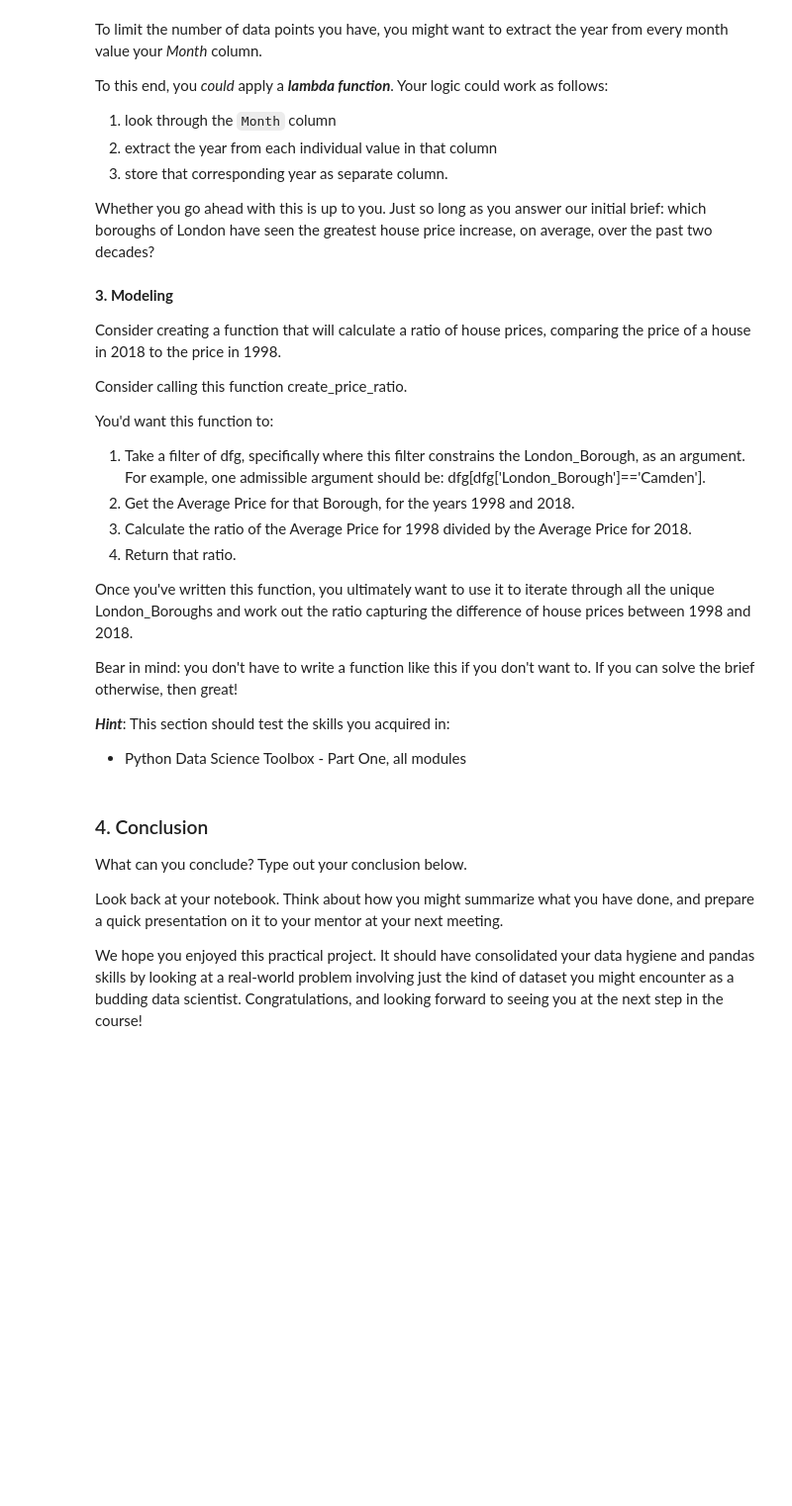
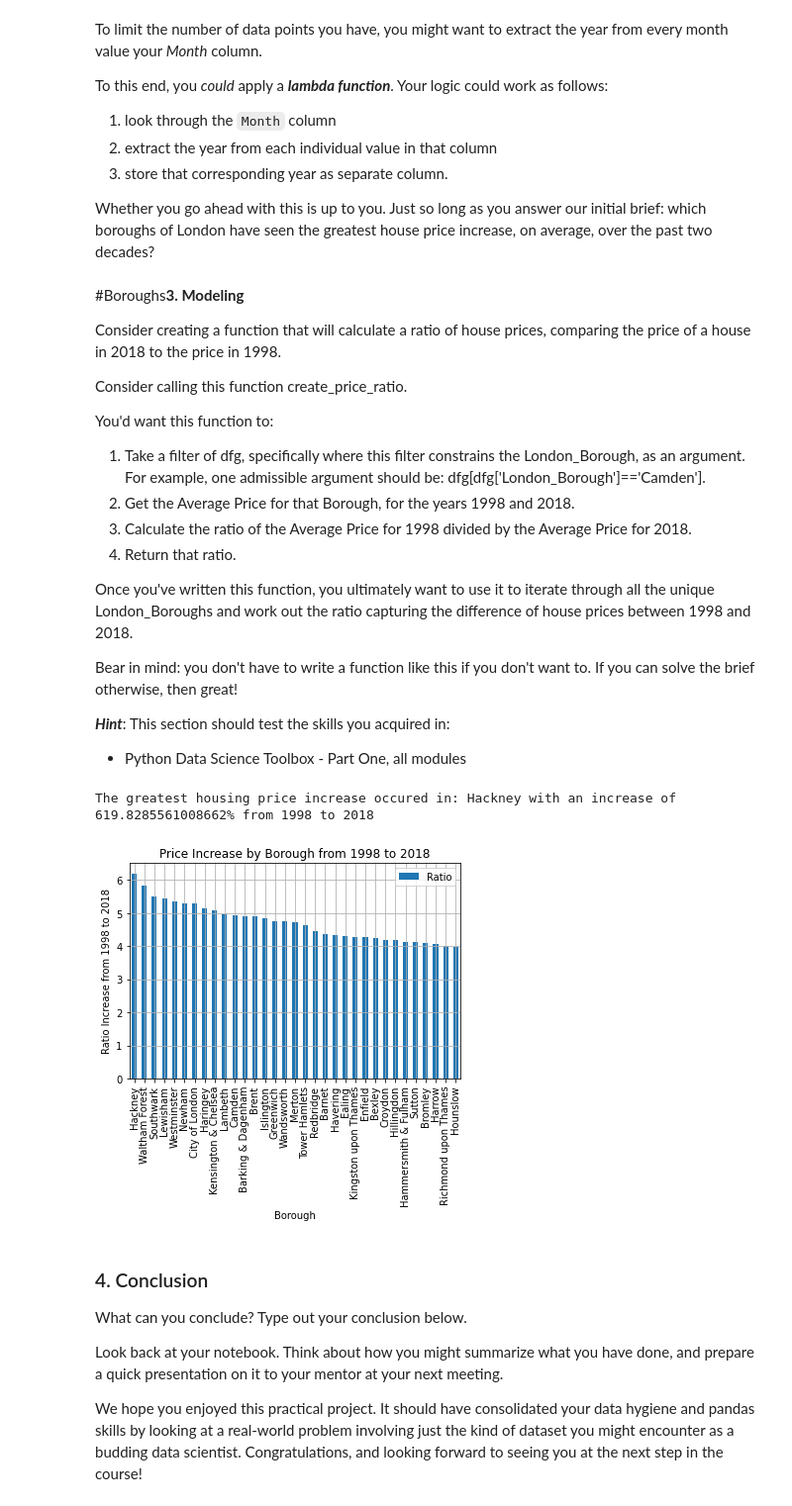
Before and after one commit to RyanJ77004/Springboard_DS, a Jupyter notebook: Unit_4_Challenge_Tier_3.ipynb, the cells around one changed output. Shown at 99% size. Cells and saved outputs as stored; diff of their text form; code cells hidden in the pictures; blank space fills up the shorter version.

```diff
--- a/Unit_4_Challenge_Tier_3.ipynb
+++ b/Unit_4_Challenge_Tier_3.ipynb
@@ -170,8 +192,11 @@ To this end, you *could* apply a ***lambda function***. Your logic could work as
 3. store that corresponding year as separate column.
 
 Whether you go ahead with this is up to you. Just so long as you answer our initial brief: which boroughs of London have seen the greatest house price increase, on average, over the past two decades?
+# %%
+prop_melt['Year'] = prop_melt['Month'].apply(lambda x : x.year)  #Dataframe melt to get data in long format
+prop_year = prop_melt.groupby(['Borough', 'Year']).mean()  #Group by Borough and year to organize data simplify calculations
 # %% [markdown]
-**3. Modeling**
+#Boroughs**3. Modeling**
 
 Consider creating a function that will calculate a ratio of house prices, comparing the price of a house in 2018 to the price in 1998.
 
@@ -189,4 +214,14 @@ Bear in mind: you don't have to write a function like this if you don't want to.
 
 ***Hint***: This section should test the skills you acquired in:
 - Python Data Science Toolbox - Part One, all modules
+# %%
+Boroughs['Ratio'] = Boroughs['Borough'].apply(lambda x: prop_year.loc[x, 2018]/prop_year.loc[x, 1998]) #Calculate eatch ratio and assign to column in Burroughs Dataframe
+Boroughs.set_index(Boroughs['Borough'], inplace=True) #Setting Index names to Burough names so the plot is easily readable
+Boroughs.sort_values(by='Ratio', ascending=False, inplace=True) #Sorting values so conclusion can be easily seen
+print('The greatest housing price increase occured in:', '\033[1m' + Boroughs.iloc[0][0] + '\033[0m', 'with an increase of', '\033[1m' + str(Boroughs.iloc[0][1]*100) +'%'+'\033[0m','from 1998 to 2018')
+Boroughs.plot(kind='bar', rot=90, xlabel='Borough', ylabel='Ratio Increase from 1998 to 2018', title='Price Increase by Borough from 1998 to 2018', grid=True)
+plt.show()
+# %% [output]
+The greatest housing price increase occured in: Hackney with an increase of 619.8285561008662% from 1998 to 2018
+[figure, added]
 # %% [markdown]
```
Also changed, not shown: parts of 8 cells of this notebook.
